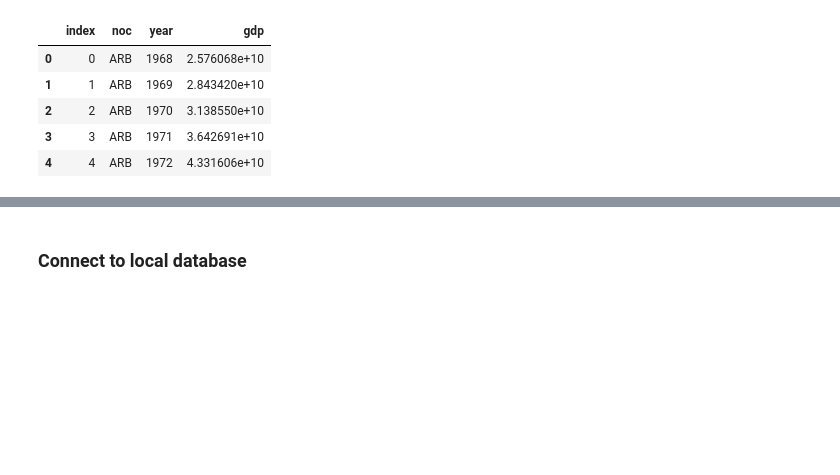
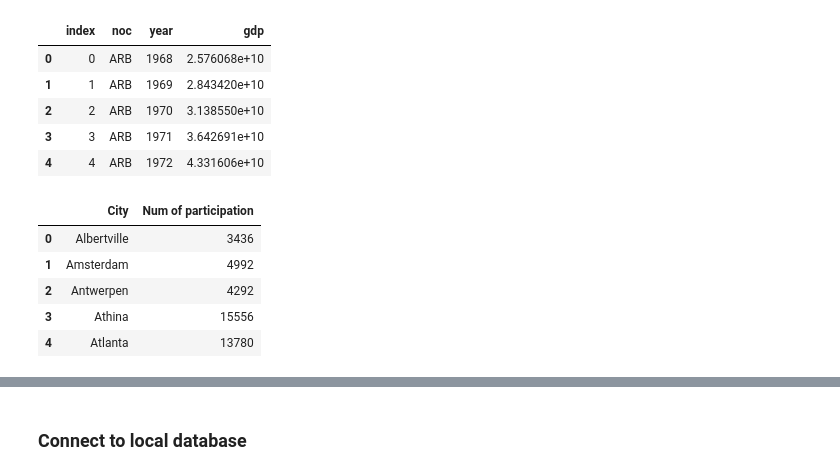
Before and after one commit to toshitorihara/ETL-project, a Jupyter notebook: ETL_starter.ipynb, the cells around one changed output, grey strips where cells are left out. Saved outputs shown, nothing was run; the diff lists cells and outputs as text; code cells hidden in the pictures; blank space fills up the shorter version.

```diff
--- a/ETL_starter.ipynb
+++ b/ETL_starter.ipynb
@@ -167,3 +167,13 @@ gdp_transformed.head()
 | 2 | 2 | ARB | 1970 | 3.138550e+10 |
 | 3 | 3 | ARB | 1971 | 3.642691e+10 |
 | 4 | 4 | ARB | 1972 | 4.331606e+10 |
+# %%
+event_part_group = athletes_df.groupby(["City"]).size().reset_index(name = 'Num of participation')
+event_part_group.head()
+# %% [output]
+|  | City | Num of participation |
+| 0 | Albertville | 3436 |
+| 1 | Amsterdam | 4992 |
+| 2 | Antwerpen | 4292 |
+| 3 | Athina | 15556 |
+| 4 | Atlanta | 13780 |
```
Also changed, not shown: parts of 1 cell of this notebook, 1 other file.
